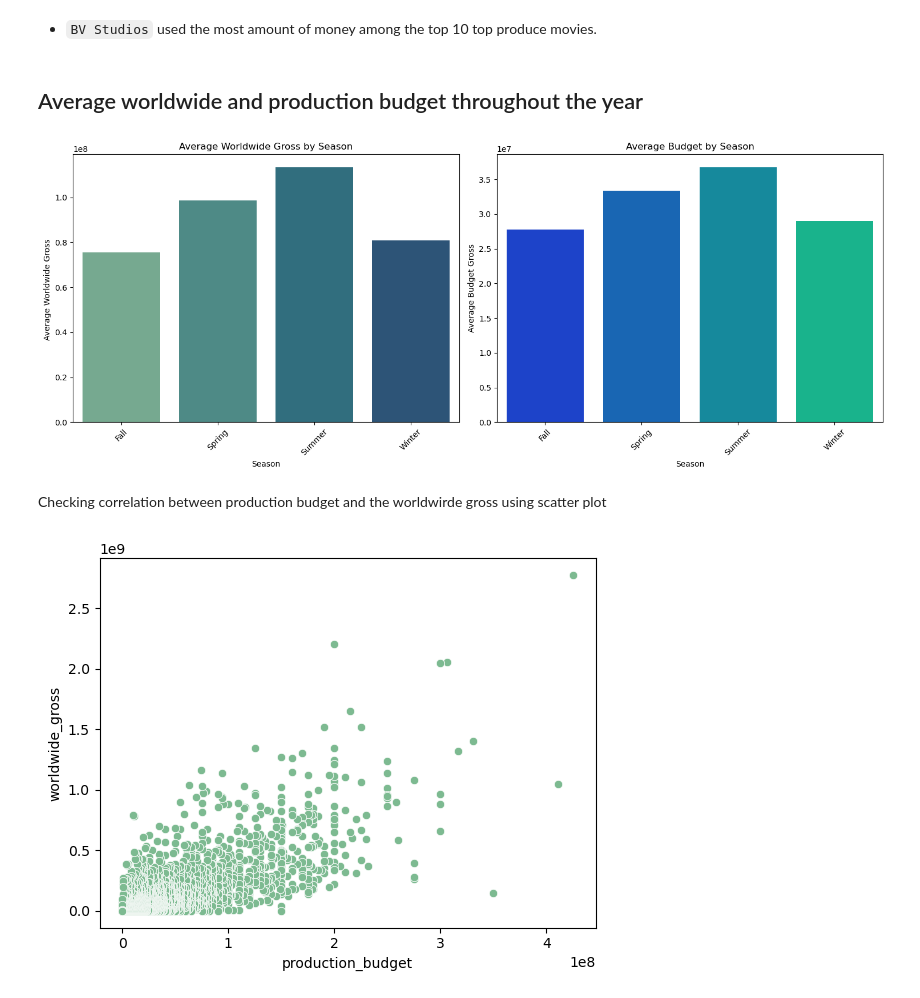
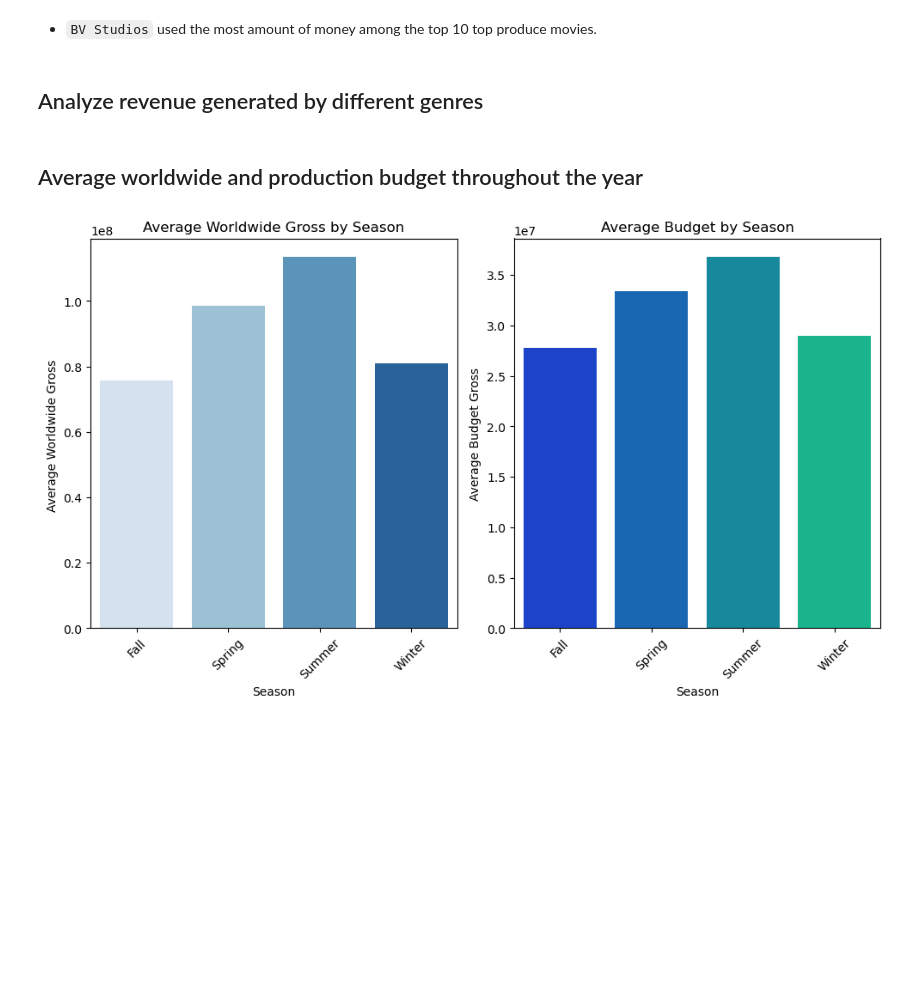
Before and after one commit to Lisa-752/Movie_Analysis, a Jupyter notebook: Movie Production Analysis.ipynb, the cells around one changed output. Saved outputs shown, nothing was run; the diff lists cells and outputs as text; code cells hidden in the pictures; blank space fills up the shorter version.

```diff
--- a/Movie Production Analysis.ipynb
+++ b/Movie Production Analysis.ipynb
@@ -639,7 +637,6 @@ tn_bom.head()
 # %%
-# creating a new column to get foreign gross and profit
+# creating a new column to get foreign gross
 tn_bom['foreign_gross']= tn_bom['worldwide_gross']-tn_bom['domestic_gross_x']
-tn_bom['profit'] = tn_bom['worldwide_gross'] - tn_bom['production_budget']
 tn_bom.head(3)
 # %% [output]
 |  | id | release_date | title | production_budget | domestic_gross_x | worldwide_gross | studio | ... |
@@ -819,15 +886,20 @@ Index(['movie_id', 'primary_title', 'start_year', 'runtime_minutes', 'genres',
 # %%
-# group by the genre column and calculate the average rating for each genre
-average_rating_by_genre = genre_count.groupby('genres')["averagerating"].mean().sort_values(ascending=False)
+# ensure the genres column doesn't have NaN values
+genre_count = imdb_db.dropna(subset=['genres'])
 
-# create a bar plot
-plt.figure(figsize=(8, 6))
-sns.barplot(x=average_rating_by_genre.index, y=average_rating_by_genre.values, palette='crest')
+# split genres into separate rows
+genre_exploded = genre_count.assign(genres=genre_count['genres'].str.split(',')).explode('genres')
 
-# customize the plot
-plt.title("Average Rating by Genre")
-plt.xlabel("Genre")
-plt.ylabel("Average Rating")
-plt.xticks(rotation=45, ha="right")
+# Calculate the average number of votes per genre
+avg_rating_by_genre = genre_exploded.groupby('genres')['numvotes'].mean().sort_values().nlargest(15)
+
+# create a visual
+plt.figure(figsize=(12, 8))
+sns.set_palette('Blues')
+avg_rating_by_genre.plot(kind='bar')
+plt.title('Average Number of Votes per Genre', fontsize=16)
+plt.xlabel('Genre', fontsize=14)
+plt.ylabel('Average Votes', fontsize=14)
+plt.xticks(rotation=45, ha='right')
 plt.tight_layout();
 # %% [output]
@@ -842,8 +915,7 @@ studio_count = tn_bom['studio'].value_counts().nlargest(10)
 
 # Create a bar plot
 plt.figure(figsize=(8, 6))
-# Set color palette
-sns.set_palette("crest")
+sns.set_palette("Blues")
 ax = studio_count.plot(kind="bar")
 
 # title and labels
@@ -886,5 +956,7 @@ plt.tight_layout();
 # %% [markdown]
 * `BV Studios` used the most amount of money among the top 10 top produce movies.
+# %% [markdown]
+## Analyze revenue generated by different genres
 # %% [markdown]
 ## Average worldwide and production budget throughout the year
 # %%
@@ -898,40 +970,33 @@ def get_season(month):
         return 'Winter'
     elif month in [3, 4, 5]:
         return 'Spring'
     elif month in [6, 7, 8]:
         return 'Summer'
     elif month in [9, 10, 11]:
         return 'Fall'
 
 tn_bom['season'] = tn_bom['month'].apply(get_season)
 
 # group by season and the average of worldwide gross and domestic gross
 season_gross = tn_bom.groupby('season')[['worldwide_gross', 'production_budget']].mean().reset_index()
 
 # create subplots
-fig, axes = plt.subplots(1, 2, figsize=(15, 6))
+fig, axes = plt.subplots(1, 2, figsize=(10, 6))
 
 # plot Worldwide Gross
-sns.barplot(data=season_gross, x='season', y='worldwide_gross', palette='crest', ax=axes[0])
+sns.barplot(data=season_gross, x='season', y='worldwide_gross', palette='Blues', ax=axes[0])
 axes[0].set_title("Average Worldwide Gross by Season")
 axes[0].set_xlabel("Season")
 axes[0].set_ylabel("Average Worldwide Gross ")
 axes[0].tick_params(rotation=45, axis='x')
 
 # plot Domestic Gross
 sns.barplot(data=season_gross, x='season', y='production_budget', palette='winter', ax=axes[1])
 axes[1].set_title("Average Budget by Season")
 axes[1].set_xlabel("Season")
 axes[1].set_ylabel("Average Budget Gross")
 axes[1].tick_params(rotation=45, axis='x')
 
 plt.tight_layout();
 # %% [output]
-[figure, old version]
+[figure, new version]
-# %% [markdown]
-Checking correlation between production budget and the worldwirde gross using scatter plot
-# %%
-#plot a graph for production budget against worldwide gross
-sns.scatterplot(data=tn_bom, x='production_budget', y='worldwide_gross');
-# %% [output]
-[figure, removed]
```
Also changed, not shown: parts of 34 cells of this notebook.
